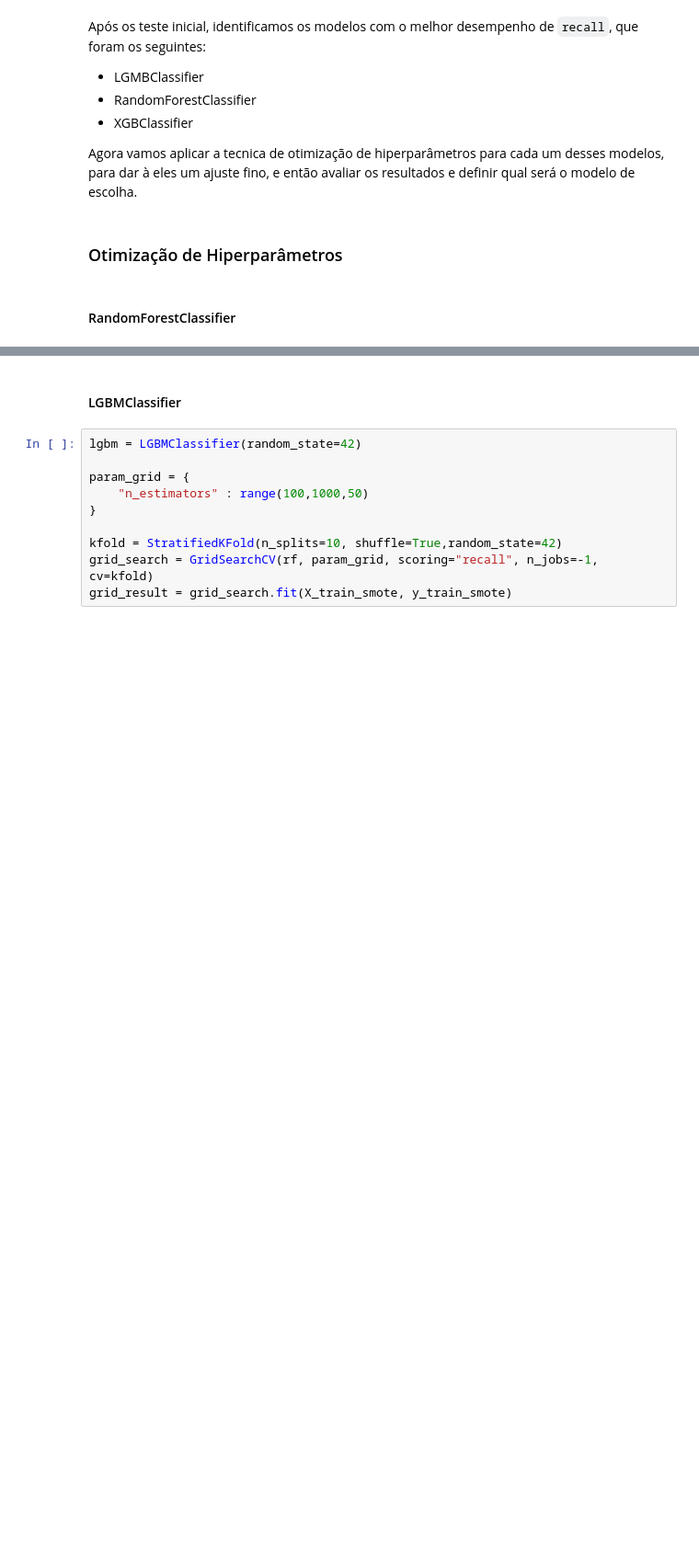
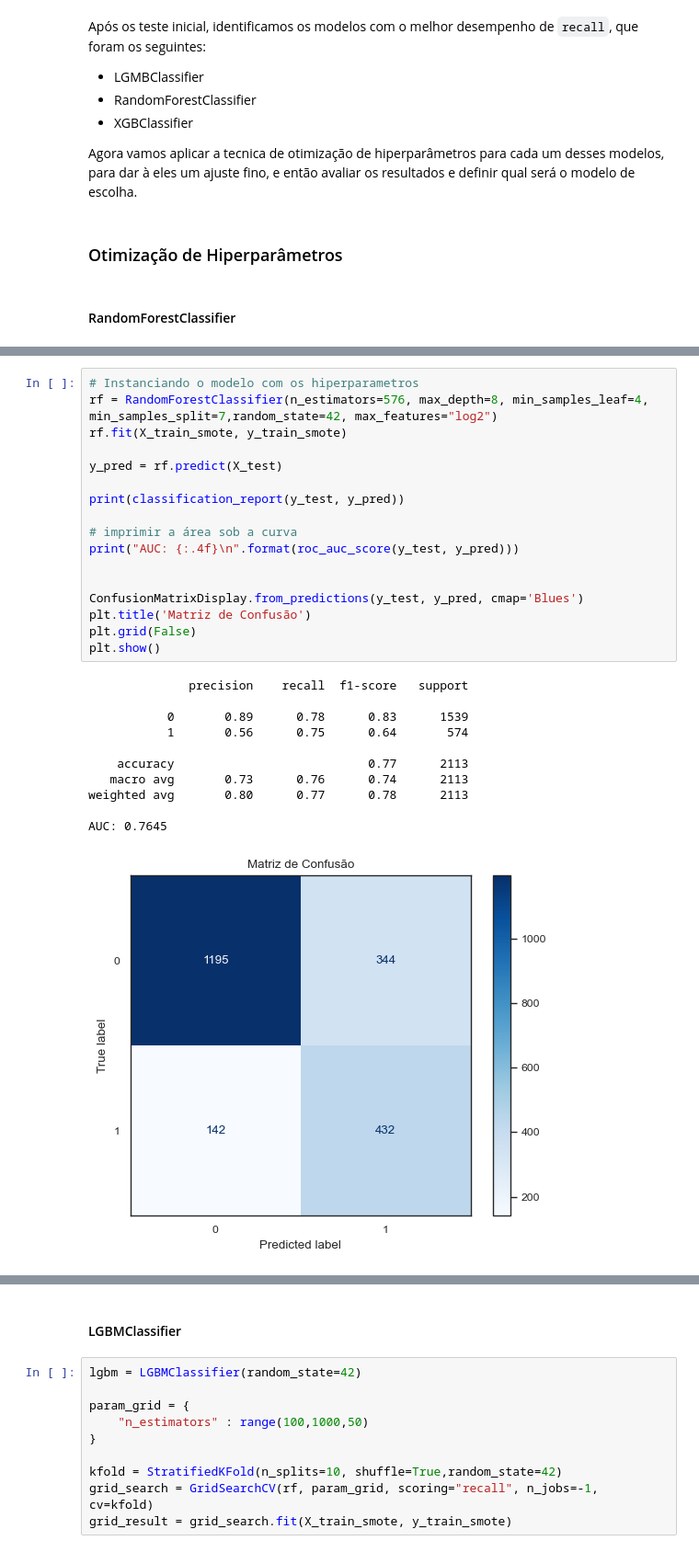
Before and after one commit to marcosilvaa/churn-prediction, a Jupyter notebook: projeto_churn.ipynb, the cells around one changed output, grey strips where cells are left out. Shown: that part at 92% size. Cells and saved outputs as stored; diff of their text form; blank space fills up the shorter version.

```diff
--- a/projeto_churn.ipynb
+++ b/projeto_churn.ipynb
@@ -621,0 +704,29 @@ Melhor: 0.8786948333742733 para {'max_depth': 9, 'min_samples_leaf': 1, 'min_sam
+# %%
+# Instanciando o modelo com os hiperparametros
+rf = RandomForestClassifier(n_estimators=576, max_depth=8, min_samples_leaf=4, min_samples_split=7,random_state=42, max_features="log2")
+rf.fit(X_train_smote, y_train_smote)
+
+y_pred = rf.predict(X_test)
+
+print(classification_report(y_test, y_pred))
+
+# imprimir a área sob a curva
+print("AUC: {:.4f}\n".format(roc_auc_score(y_test, y_pred)))
+
+
+ConfusionMatrixDisplay.from_predictions(y_test, y_pred, cmap='Blues')
+plt.title('Matriz de Confusão')
+plt.grid(False)
+plt.show()
+# %% [output]
+              precision    recall  f1-score   support
+
+           0       0.89      0.78      0.83      1539
+           1       0.56      0.75      0.64       574
+
+    accuracy                           0.77      2113
+   macro avg       0.73      0.76      0.74      2113
+weighted avg       0.80      0.77      0.78      2113
+
+AUC: 0.7645
+[figure, added]
```
Also changed, not shown: parts of 28 cells of this notebook.
